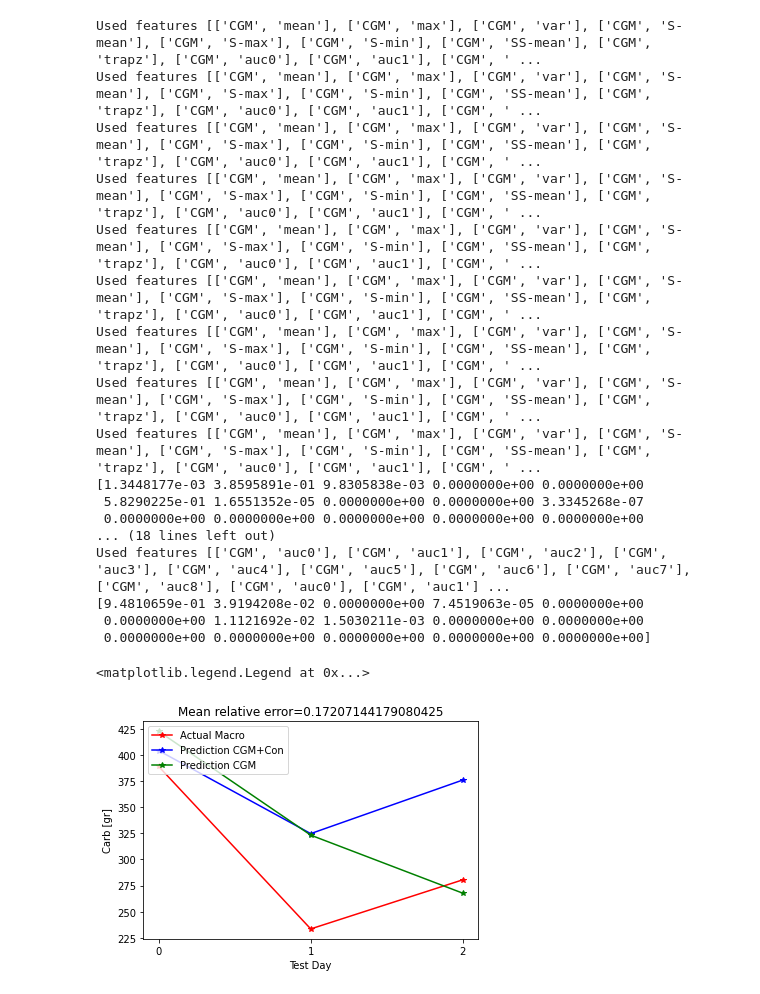
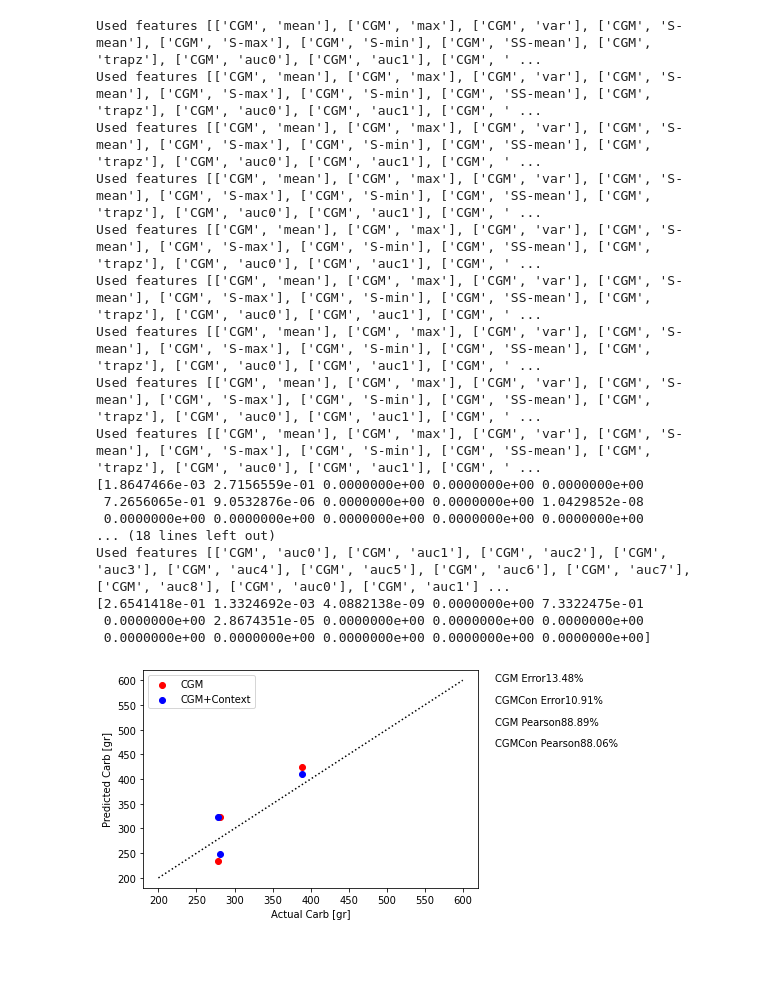
Before and after one commit to somidvar/STMI-CGM-Predictor, a Jupyter notebook: bobakProcessor.ipynb, the cells around one changed output. Cells and saved outputs as stored; diff of their text form; code cells hidden in the pictures; blank space fills up the shorter version.

```diff
--- a/bobakProcessor.ipynb
+++ b/bobakProcessor.ipynb
@@ -174,7 +174,7 @@ def dataAmputator(df):
     return df
 
 def loadingData(addressPrefix):
-    if not os.path.exists(addressPrefix+'Result-interpolated.csv'):
+    if not os.path.exists(addressPrefix+'Result-interpolatedlllllllllll.csv'):
         allDate=[]
         allTime=[]
         allVal=[]
@@ -195,10 +195,10 @@ def loadingData(addressPrefix):
         dfOriginal.to_csv(addressPrefix+'Result-original.csv', header=True,index=False)
         print("Result-Original is saved")
         dfInterp=dataCleaner(dfOriginal)
-        dfInterp=dataResEnhancer(dfInterp)
+        # dfInterp=dataResEnhancer(dfInterp)
         dfInterp=dataAmputator(dfInterp)
-        dfInterp.to_csv(addressPrefix+'Result-interpolated.csv', header=True,index=False)
-        print("Result-Interpolated is saved")
+        # dfInterp.to_csv(addressPrefix+'Result-interpolated.csv', header=True,index=False)
+        # print("Result-Interpolated is saved")
     else:
         dfOriginal=pd.read_csv(addressPrefix+'Result-original.csv')
         dfInterp=pd.read_csv(addressPrefix+'Result-interpolated.csv')
@@ -386,43 +450,51 @@ def testTrainSplitFunc(dfSensor, dfMacro,randomSeed,contextFlag):
     # for i in range(0,testData.shape[1]):
     #     plt.figure()
     #     plt.plot(testData[:,i])
     #     plt.title(str(i))
     return trainData,testData,trainLabel,testLabel
 
 randomSeed=random.randrange(100)
 trainData,testData,trainLabel,testLabel=testTrainSplitFunc(dfInterp,dfMacro,randomSeed=randomSeed,contextFlag=True)
 _,mreCGMCon,predictionCGMCon,_,_=STMI_XGBoost(trainData,testData,trainLabel,testLabel)
+pearsonCGMCon=pearsonr(predictionCGMCon,testLabel)
+pearsonCGMCon=pearsonCGMCon[0]
 
 trainData,testData,trainLabel,testLabel=testTrainSplitFunc(dfInterp,dfMacro,randomSeed=randomSeed,contextFlag=False)
 _,mreCGM,predictionCGM,_,_=STMI_XGBoost(trainData,testData,trainLabel,testLabel)
+pearsonCGM=pearsonr(predictionCGM,testLabel)
+pearsonCGM=pearsonCGM[0]
 
+plt.scatter(x=testLabel,y=predictionCGM,color='red',label='CGM')
+plt.scatter(x=testLabel,y=predictionCGMCon,color='blue',label='CGM+Context')
+plt.plot([200,600],[200,600],':k')
+# plt.scatter(x=daysTest,y=predictionBestCGMContext,label='Prediction CGM+Con')
+# plt.scatter(x=daysTest,y=predictionBestCGM,label='Prediction CGM')
+plt.annotate('CGM Error'+str(round(100*mreCGM,2))+'%', xy=(1.05, 0.95), xycoords='axes fraction')
+plt.annotate('CGMCon Error'+str(round(100*mreCGMCon,2))+'%', xy=(1.05, 0.85), xycoords='axes fraction')
 
-plt.plot(testLabel,predictionCGM,color='r',label='CGM',)
-plt.plot(testLabel,predictionCGM,color='b',label='CGM+Con')
+plt.annotate('CGM Pearson'+str(round(100*pearsonCGM,2))+'%', xy=(1.05, 0.75), xycoords='axes fraction')
+plt.annotate('CGMCon Pearson'+str(round(100*pearsonCGMCon,2))+'%', xy=(1.05, 0.65), xycoords='axes fraction')
 
-plt.annotate
-plt.xlabel('Test Day')
-plt.xticks([0,1,2])
-plt.ylabel('Carb [gr]')
-plt.title('Mean relative error='+str(mreBest))
+plt.xlabel('Actual Carb [gr]')
+plt.ylabel('Predicted Carb [gr]')
 plt.legend(loc='upper left')
+plt.savefig('C:\GitHub\Carb.png')
 # %% [output]
 Used features [['CGM', 'mean'], ['CGM', 'max'], ['CGM', 'var'], ['CGM', 'S-mean'], ['CGM', 'S-max'], ['CGM', 'S-min'], ['CGM', 'SS-mean'], ['CGM', 'trapz'], ['CGM', 'auc0'], ['CGM', 'auc1'], ['CGM', ' ...
 Used features [['CGM', 'mean'], ['CGM', 'max'], ['CGM', 'var'], ['CGM', 'S-mean'], ['CGM', 'S-max'], ['CGM', 'S-min'], ['CGM', 'SS-mean'], ['CGM', 'trapz'], ['CGM', 'auc0'], ['CGM', 'auc1'], ['CGM', ' ...
 Used features [['CGM', 'mean'], ['CGM', 'max'], ['CGM', 'var'], ['CGM', 'S-mean'], ['CGM', 'S-max'], ['CGM', 'S-min'], ['CGM', 'SS-mean'], ['CGM', 'trapz'], ['CGM', 'auc0'], ['CGM', 'auc1'], ['CGM', ' ...
 Used features [['CGM', 'mean'], ['CGM', 'max'], ['CGM', 'var'], ['CGM', 'S-mean'], ['CGM', 'S-max'], ['CGM', 'S-min'], ['CGM', 'SS-mean'], ['CGM', 'trapz'], ['CGM', 'auc0'], ['CGM', 'auc1'], ['CGM', ' ...
 Used features [['CGM', 'mean'], ['CGM', 'max'], ['CGM', 'var'], ['CGM', 'S-mean'], ['CGM', 'S-max'], ['CGM', 'S-min'], ['CGM', 'SS-mean'], ['CGM', 'trapz'], ['CGM', 'auc0'], ['CGM', 'auc1'], ['CGM', ' ...
 Used features [['CGM', 'mean'], ['CGM', 'max'], ['CGM', 'var'], ['CGM', 'S-mean'], ['CGM', 'S-max'], ['CGM', 'S-min'], ['CGM', 'SS-mean'], ['CGM', 'trapz'], ['CGM', 'auc0'], ['CGM', 'auc1'], ['CGM', ' ...
 Used features [['CGM', 'mean'], ['CGM', 'max'], ['CGM', 'var'], ['CGM', 'S-mean'], ['CGM', 'S-max'], ['CGM', 'S-min'], ['CGM', 'SS-mean'], ['CGM', 'trapz'], ['CGM', 'auc0'], ['CGM', 'auc1'], ['CGM', ' ...
 Used features [['CGM', 'mean'], ['CGM', 'max'], ['CGM', 'var'], ['CGM', 'S-mean'], ['CGM', 'S-max'], ['CGM', 'S-min'], ['CGM', 'SS-mean'], ['CGM', 'trapz'], ['CGM', 'auc0'], ['CGM', 'auc1'], ['CGM', ' ...
 Used features [['CGM', 'mean'], ['CGM', 'max'], ['CGM', 'var'], ['CGM', 'S-mean'], ['CGM', 'S-max'], ['CGM', 'S-min'], ['CGM', 'SS-mean'], ['CGM', 'trapz'], ['CGM', 'auc0'], ['CGM', 'auc1'], ['CGM', ' ...
-[1.3448177e-03 3.8595891e-01 9.8305838e-03 0.0000000e+00 0.0000000e+00
- 5.8290225e-01 1.6551352e-05 0.0000000e+00 0.0000000e+00 3.3345268e-07
+[1.8647466e-03 2.7156559e-01 0.0000000e+00 0.0000000e+00 0.0000000e+00
+ 7.2656065e-01 9.0532876e-06 0.0000000e+00 0.0000000e+00 1.0429852e-08
  0.0000000e+00 0.0000000e+00 0.0000000e+00 0.0000000e+00 0.0000000e+00
 ... (18 lines left out)
 Used features [['CGM', 'auc0'], ['CGM', 'auc1'], ['CGM', 'auc2'], ['CGM', 'auc3'], ['CGM', 'auc4'], ['CGM', 'auc5'], ['CGM', 'auc6'], ['CGM', 'auc7'], ['CGM', 'auc8'], ['CGM', 'auc0'], ['CGM', 'auc1'] ...
-[9.4810659e-01 3.9194208e-02 0.0000000e+00 7.4519063e-05 0.0000000e+00
- 0.0000000e+00 1.1121692e-02 1.5030211e-03 0.0000000e+00 0.0000000e+00
+[2.6541418e-01 1.3324692e-03 4.0882138e-09 0.0000000e+00 7.3322475e-01
+ 0.0000000e+00 2.8674351e-05 0.0000000e+00 0.0000000e+00 0.0000000e+00
  0.0000000e+00 0.0000000e+00 0.0000000e+00 0.0000000e+00 0.0000000e+00]
-<matplotlib.legend.Legend at 0x...>
-[figure, old version]
+[figure, new version]
```
Also changed, not shown: parts of 2 cells of this notebook, 9 other files.
